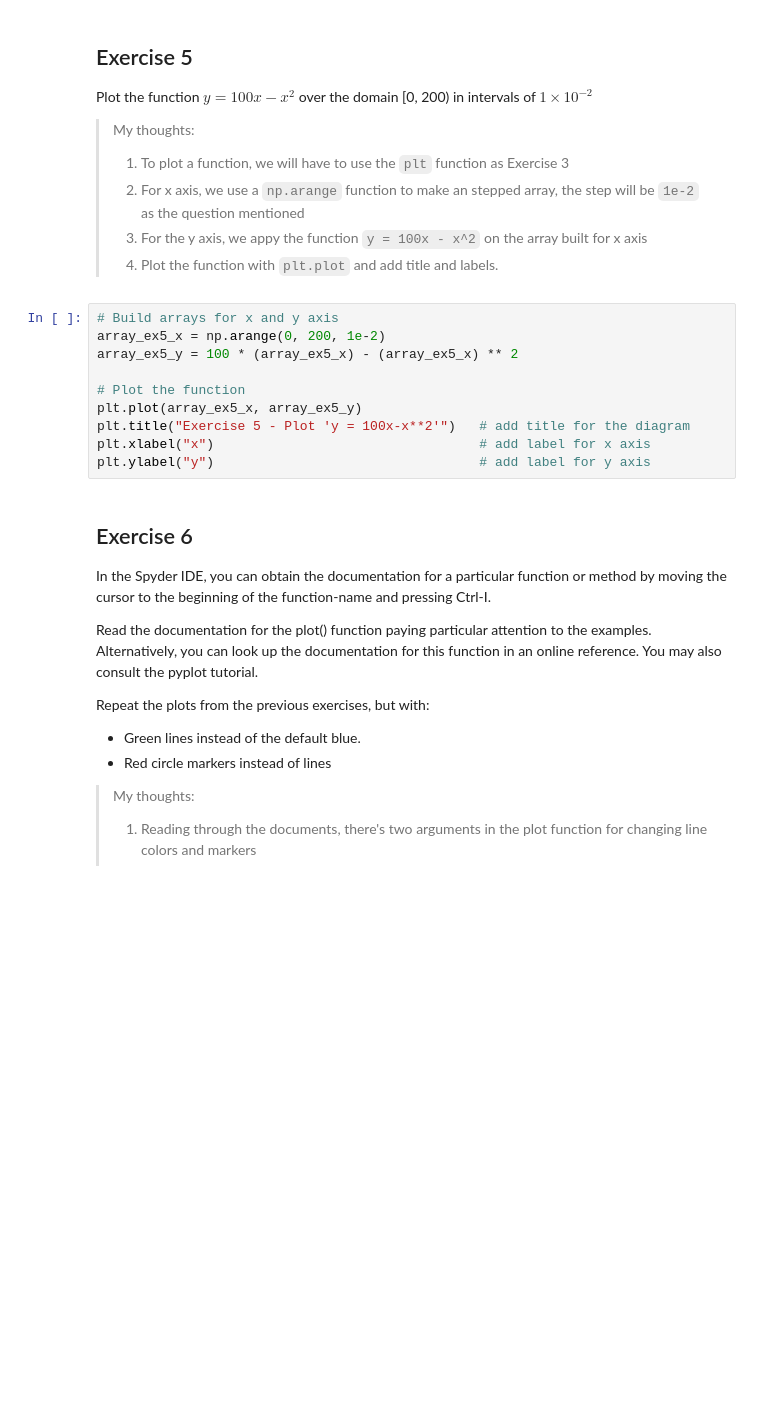
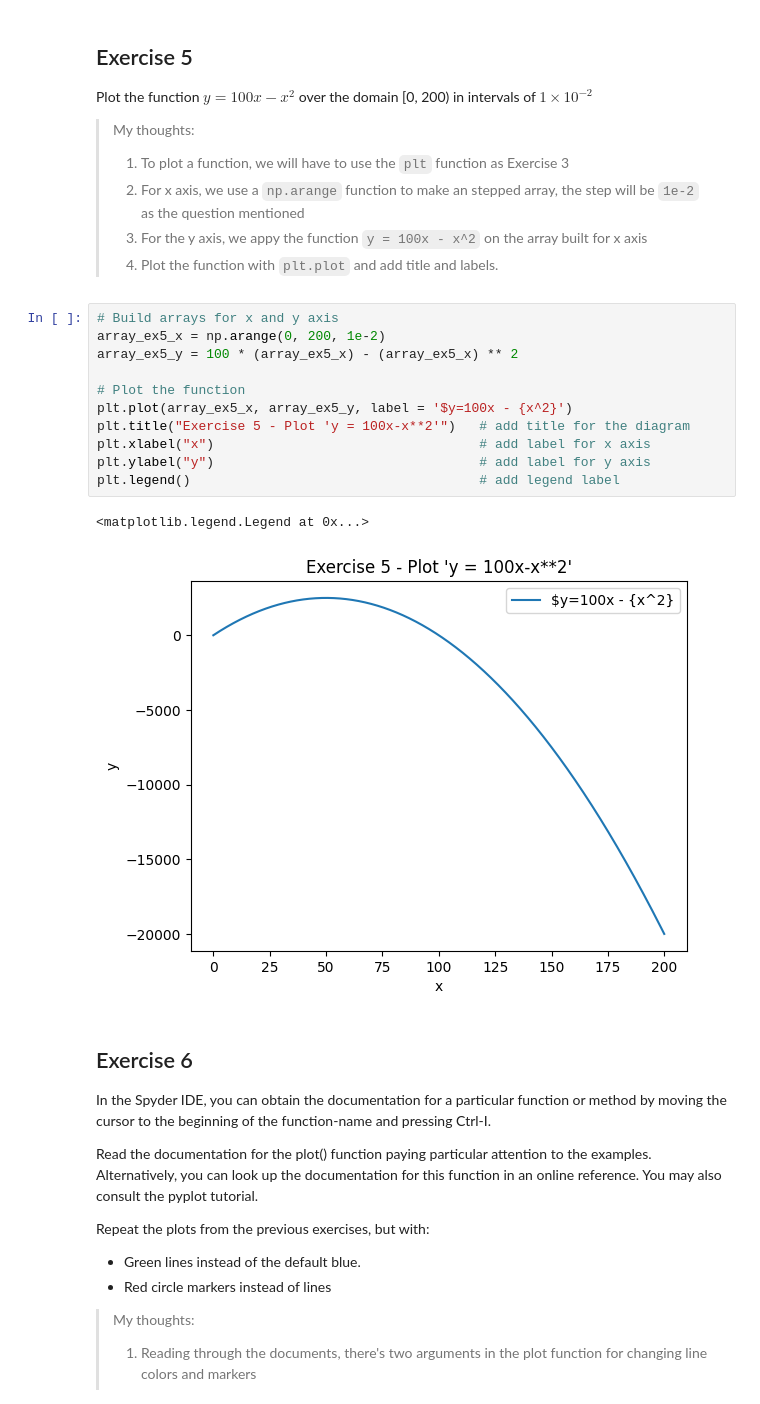
Before and after one commit to izero0324/Scientific-Computing-For-Finance, a Jupyter notebook: lab4/lab4.ipynb, the cells around one changed output. Cells and saved outputs as stored; diff of their text form; blank space fills up the shorter version.

```diff
--- a/lab4/lab4.ipynb
+++ b/lab4/lab4.ipynb
@@ -121,13 +125,17 @@ Plot the function $ y = 100 x − {x ^ 2} $ over the domain [0, 200) in interval
 # %%
 # Build arrays for x and y axis
 array_ex5_x = np.arange(0, 200, 1e-2)
 array_ex5_y = 100 * (array_ex5_x) - (array_ex5_x) ** 2
 
 # Plot the function
-plt.plot(array_ex5_x, array_ex5_y)
+plt.plot(array_ex5_x, array_ex5_y, label = '$y=100x - {x^2}')
 plt.title("Exercise 5 - Plot 'y = 100x-x**2'")   # add title for the diagram
 plt.xlabel("x")                                  # add label for x axis
 plt.ylabel("y")                                  # add label for y axis
+plt.legend()                                     # add legend label
+# %% [output]
+<matplotlib.legend.Legend at 0x...>
+[figure, added]
 # %% [markdown]
 ## Exercise 6
 In the Spyder IDE, you can obtain the documentation for a particular function or method by moving the cursor to the beginning of the function-name and pressing Ctrl-I.
```
Also changed, not shown: parts of 19 cells of this notebook.
